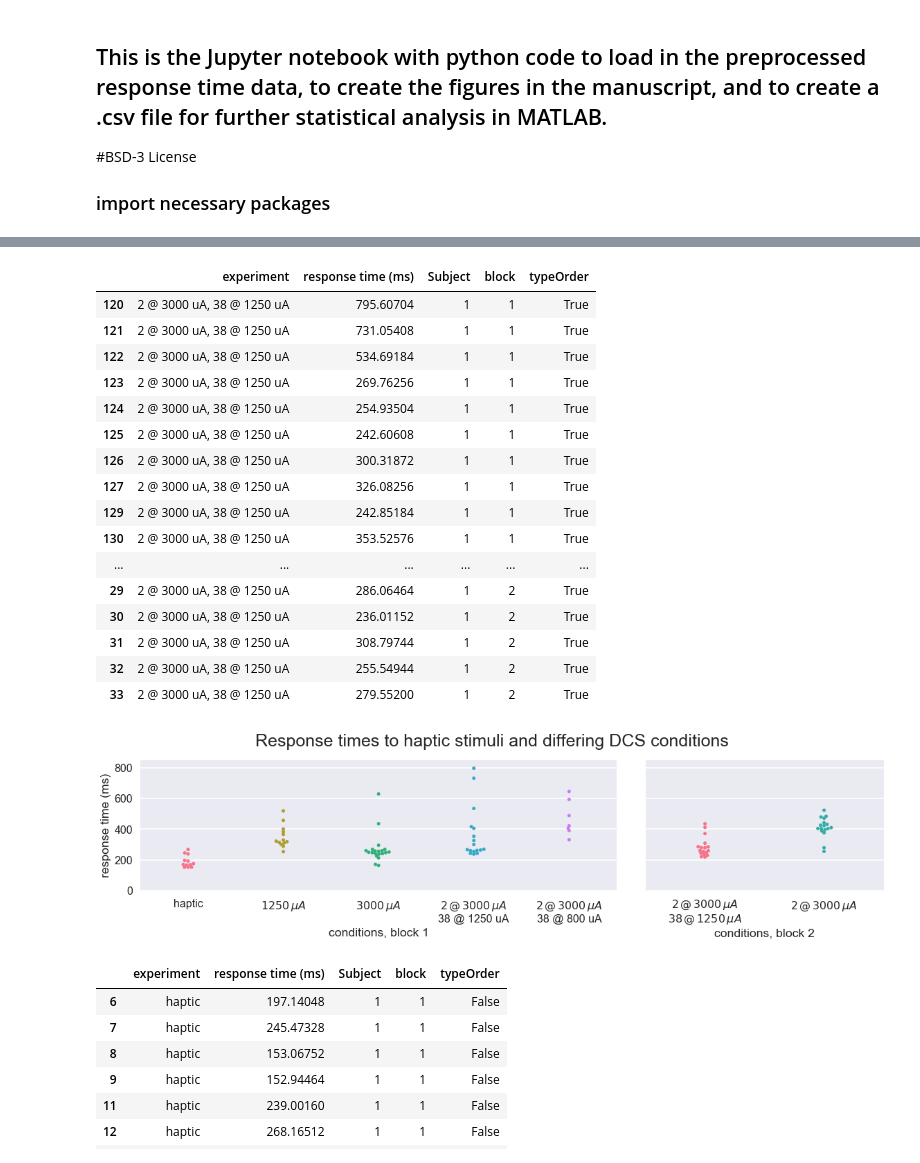
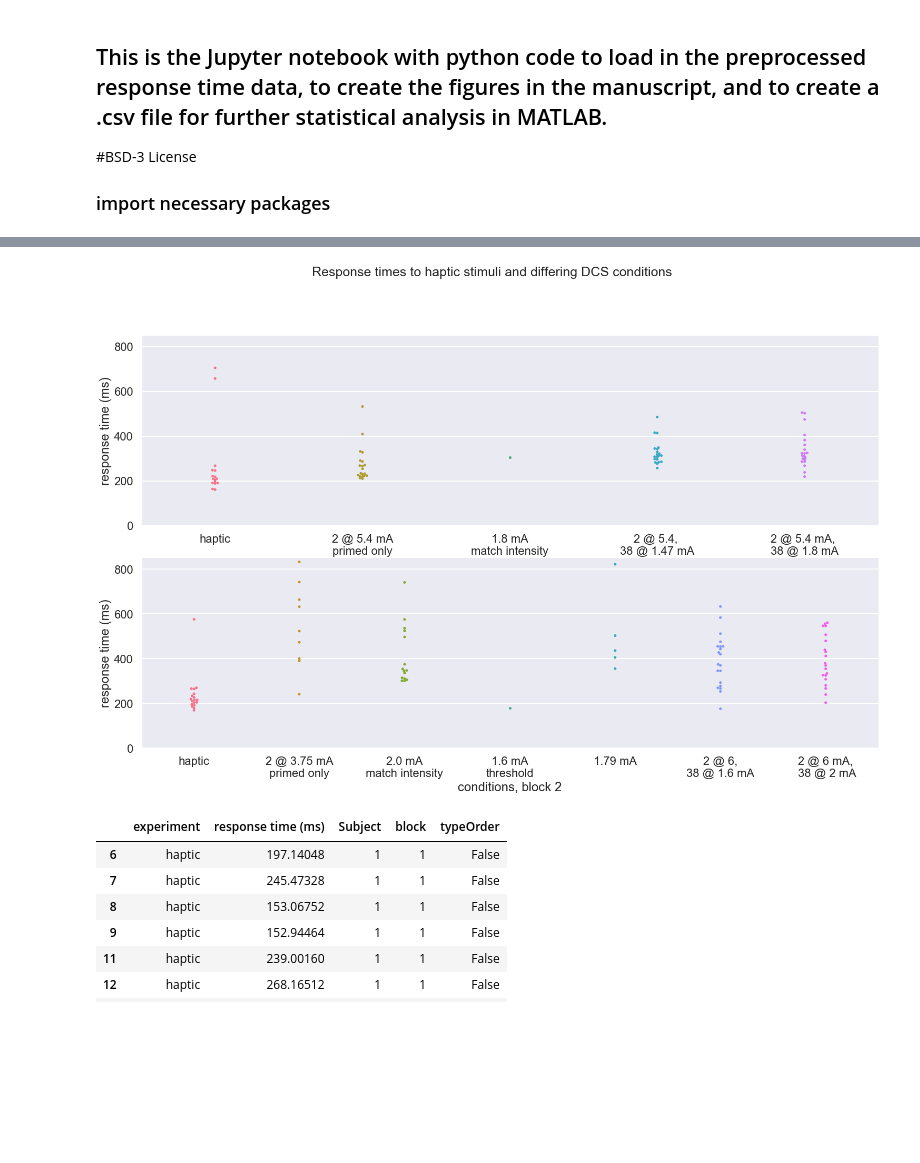
Before and after one commit to davidjuliancaldwell/StimulationResponseTimingPython, a Jupyter notebook: 822e26_priming.ipynb, the cells around one changed output, grey strips where cells are left out. Saved outputs shown, nothing was run; the diff lists cells and outputs as text; code cells hidden in the pictures; blank space fills up the shorter version.

```diff
--- a/822e26_priming.ipynb
+++ b/822e26_priming.ipynb
@@ -55,8 +55,8 @@ dataFdict2 = pd.DataFrame(dict([ (k,pd.Series(v)) for k,v in ndata2.items() ]))
 ### assign columns for dataframes
 
 
-dataFdict1.columns = ['haptic','null','primed only (5400 uA)','1800 uA - match intensity','1470 uA - threshold','1610 uA','2 @ 5400, 38 1470 uA','2 @ 5400 uA, 38 @ 1800 uA']
-dataFdict2.columns = ['haptic','null','primed only (3750 uA)','2000 uA - match intensity','1600 uA - threshold','1790 uA','2 @ 6000 uA, 38 @ 1600 uA','2 @ 6000 uA, 38 @ 2000 uA']
+dataFdict1.columns = ['haptic','null','primed only (5.4 mA)','1.8 mA - match intensity','1.47 mA - threshold','1.61 mA','2 @ 5.4, 38 @ 1.47 mA','2 @ 5.4 mA, 38 @ 1.8 mA']
+dataFdict2.columns = ['haptic','null','primed only (3.75 mA)','2.0 mA - match intensity','1.6 mA - threshold','1.79 mA','2 @ 6 mA, 38 @ 1.6 mA','2 @ 6. mA, 38 @ 2 mA']
 
 
 dataMelt1 = pd.melt(dataFdict1)
@@ -85,3 +111,6 @@ experimentsOfInt =  ['haptic','primed only (5400 uA)','1800 uA - match intensity
+# %%
+experimentsOfInt =  ['haptic','primed only (5.4 mA)','1.8 mA - match intensity','1.47 mA - threshold','1.61 mA','2 @ 5.4, 38 @ 1.47 mA','2 @ 5.4 mA, 38 @ 1.8 mA',
+                    'primed only (3.75 mA)','2.0 mA - match intensity','1.6 mA - threshold','1.79 mA','2 @ 6 mA, 38 @ 1.6 mA','2 @ 6. mA, 38 @ 2 mA']
 # %%
 ### look at various metrics of interest
 
@@ -134,5 +160,5 @@ ValueError: Invalid RGBA argument: 'h'
 # %%
-typeOrderSort= ['1250 uA','800 uA','3000 uA','2 @ 3000 uA, 38 @ 1250 uA','2 @ 3000, 38 @ 800 uA','2 @ 3000 uA, 38 @ 1250 uA','2 @ 3000 uA']
+typeOrderSort= ['haptic','primed only (5.4 mA)','1.8 mA - match intensity','1.47 mA - threshold','1.61 mA','2 @ 5.4, 38 @ 1.47 mA','2 @ 5.4 mA, 38 @ 1.8 mA','primed only (3.75 mA)','2.0 mA - match intensity','1.6 mA - threshold','1.79 mA','2 @ 6 mA, 38 @ 1.6 mA','2 @ 6. mA, 38 @ 2 mA']
 dataCleaned=dataCleaned.assign(typeOrder=dataCleaned.experiment.isin(typeOrderSort))
 
 
@@ -140,65 +166,49 @@ dataCleaned['typeOrder'] = dataCleaned['typeOrder'].where(dataCleaned.experiment
 dataCleaned['typeOrder'] = dataCleaned['typeOrder'].where(~dataCleaned.experiment.isin(typeOrderSort),other='0')
 
 dataCleaned=dataCleaned.assign(typeOrder=dataCleaned.experiment.isin(typeOrderSort))
+
+
+#dataCleaned[dataCleaned['experiment'] == '2 @ 3000 uA, 38 @ 1250 uA']
-# %%
-dataCleaned[dataCleaned['experiment'] == '2 @ 3000 uA, 38 @ 1250 uA']
-# %% [output]
-|  | experiment | response time (ms) | Subject | block | typeOrder |
-| 120 | 2 @ 3000 uA, 38 @ 1250 uA | 795.60704 | 1 | 1 | True |
-| 121 | 2 @ 3000 uA, 38 @ 1250 uA | 731.05408 | 1 | 1 | True |
-| 122 | 2 @ 3000 uA, 38 @ 1250 uA | 534.69184 | 1 | 1 | True |
-| 123 | 2 @ 3000 uA, 38 @ 1250 uA | 269.76256 | 1 | 1 | True |
-| 124 | 2 @ 3000 uA, 38 @ 1250 uA | 254.93504 | 1 | 1 | True |
-| 125 | 2 @ 3000 uA, 38 @ 1250 uA | 242.60608 | 1 | 1 | True |
-| 126 | 2 @ 3000 uA, 38 @ 1250 uA | 300.31872 | 1 | 1 | True |
-| 127 | 2 @ 3000 uA, 38 @ 1250 uA | 326.08256 | 1 | 1 | True |
-| 129 | 2 @ 3000 uA, 38 @ 1250 uA | 242.85184 | 1 | 1 | True |
-| 130 | 2 @ 3000 uA, 38 @ 1250 uA | 353.52576 | 1 | 1 | True |
-| ... | ... | ... | ... | ... | ... |
-| 29 | 2 @ 3000 uA, 38 @ 1250 uA | 286.06464 | 1 | 2 | True |
-| 30 | 2 @ 3000 uA, 38 @ 1250 uA | 236.01152 | 1 | 2 | True |
-| 31 | 2 @ 3000 uA, 38 @ 1250 uA | 308.79744 | 1 | 2 | True |
-| 32 | 2 @ 3000 uA, 38 @ 1250 uA | 255.54944 | 1 | 2 | True |
-| 33 | 2 @ 3000 uA, 38 @ 1250 uA | 279.55200 | 1 | 2 | True |
 # %%
 ### use the "data cleaned" variable from above to make the individual subject plot
 
-frameIndividual = sns.FacetGrid(data=dataCleaned,col='block',size=4, aspect=2,sharex=False,sharey=True,gridspec_kws={"width_ratios": [4, 2]})
+frameIndividual = sns.FacetGrid(data=dataCleaned,row='block',height=7, aspect=3,sharex=False,sharey=True)
 #frameIndividual.map(sns.swarmplot,'experiment','response time (ms)','typeOrder')
 
 frameIndividual.map(sns.swarmplot,'experiment',"response time (ms)",palette='husl')
 frameIndividual.axes[0,0].set_xlabel('conditions, block 1')
-frameIndividual.axes[0,1].set_xlabel('conditions, block 2')
+frameIndividual.axes[1,0].set_xlabel('conditions, block 2')
 frameIndividual.axes[0,0].set_title('')
-frameIndividual.axes[0,1].set_title('')
-
+frameIndividual.axes[1,0].set_title('')
 
 #dataCleaned['typeOrder']
 figIndividual = plt.gcf()
 plt.ylim([0,850])
 
 #frameIndividual.axes[0,0].set_title('Different stimulation train response times ')
 
 plt.subplots_adjust(top=0.85)
 title = frameIndividual.fig.suptitle('Response times to haptic stimuli and differing DCS conditions') # can also get the figure from plt.gcf()
 title.set_fontsize(25)
 
-xlab1 = ['haptic',r'$1250 \/ \mu A$',r'$3000 \/ \mu A$',r'$2 \/ @ \/ 3000 \/ \mu A$',r'$2 \/ @ \/3000 \/ \mu A$']
-xlab2 = ['','','','38 @ 1250 uA','38 @ 800 uA']
+xlab1 = ['haptic','2 @ 5.4 mA','1.8 mA','2 @ 5.4, ','2 @ 5.4 mA, ']
+xlab2 = ['','primed only','match intensity','38 @ 1.47 mA','38 @ 1.8 mA']
 xlabels = ["{}\n{}".format(x1, x2) for x1, x2, in zip(xlab1,xlab2)]
 
+dataFdict2.columns = ['haptic','null','primed only (3.75 mA)','2.0 mA - match intensity','1.6 mA - threshold','1.79 mA','2 @ 6 mA, 38 @ 1.6 mA','2 @ 6. mA, 38 @ 2 mA']
+
+
 frameIndividual.axes[0,0].set_xticklabels(xlabels)
-
-xlab12 =[r'$2 \/ @ \/ 3000 \/ \mu A$','$2 \/@ \/3000 \/ \mu A$']
-xlab22 =[r'$38 \/@ \/1250\/ \mu A$','']
+xlab12 = ['haptic','2 @ 3.75 mA','2.0 mA','1.6 mA','1.79 mA','2 @ 6,','2 @ 6 mA,']
+xlab22 = ['','primed only','match intensity','threshold','','38 @ 1.6 mA',' 38 @ 2 mA']
 xlabels2 = ["{}\n{}".format(x1, x2) for x1, x2, in zip(xlab12,xlab22)]
-frameIndividual.axes[0,1].set_xticklabels(xlabels2)
+frameIndividual.axes[1,0].set_xticklabels(xlabels2)
 
 if saveFig:
     figIndividual.savefig('822e26_priming_RT_CP.svg', dpi=600,bbox_inches='tight')
     figIndividual.savefig('822e26_priming_RT_CP.png', dpi=600,bbox_inches='tight')
 # %% [output]
-[figure, old version]
+[figure, new version]
 # %%
 dataCleaned
 # %% [output]
```
Also changed, not shown: parts of 4 cells of this notebook, 4 other files.
